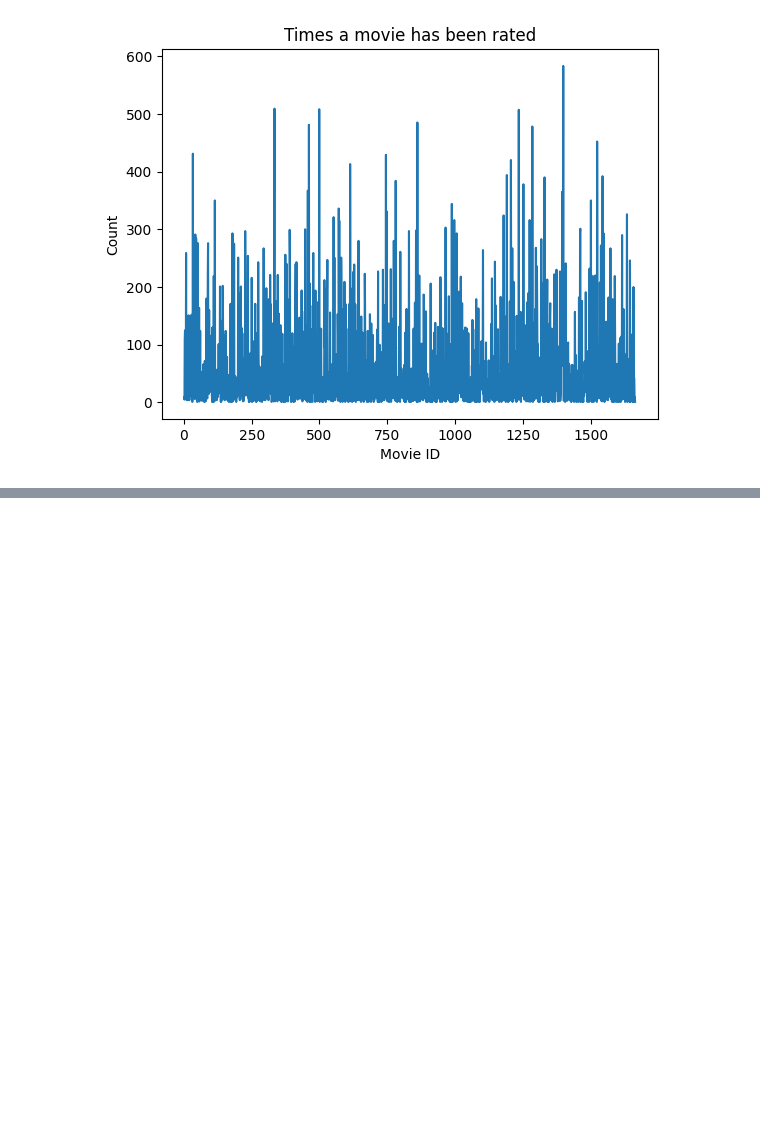
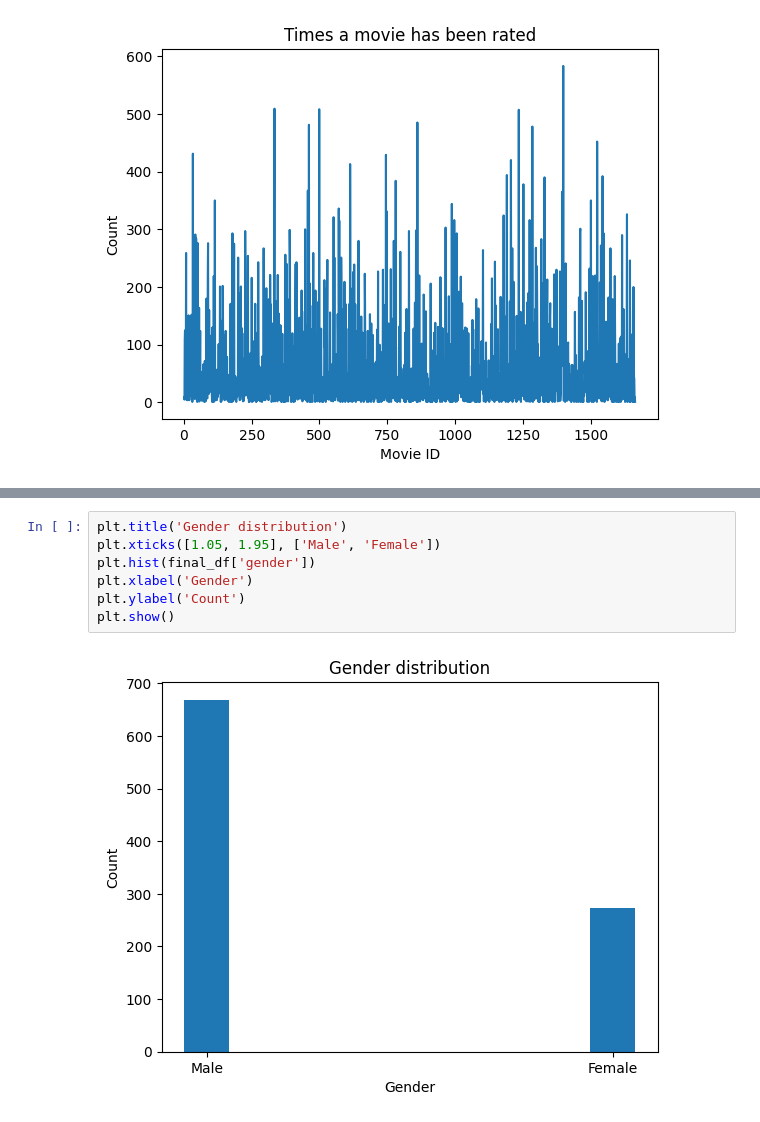
Before and after one commit to maintheme2/movie-recommender-system, a Jupyter notebook: notebooks/1.0-data-exploration-and-preprocessing.ipynb, the cells around one changed output, grey strips where cells are left out. Cells and saved outputs as stored; diff of their text form; blank space fills up the shorter version.

```diff
--- a/notebooks/1.0-data-exploration-and-preprocessing.ipynb
+++ b/notebooks/1.0-data-exploration-and-preprocessing.ipynb
@@ -154,0 +231,9 @@ plt.show()
+# %%
+plt.title('Gender distribution')
+plt.xticks([1.05, 1.95], ['Male', 'Female'])
+plt.hist(final_df['gender'])
+plt.xlabel('Gender')
+plt.ylabel('Count')
+plt.show()
+# %% [output]
+[figure, added]
```
Also changed, not shown: parts of 11 cells of this notebook.
